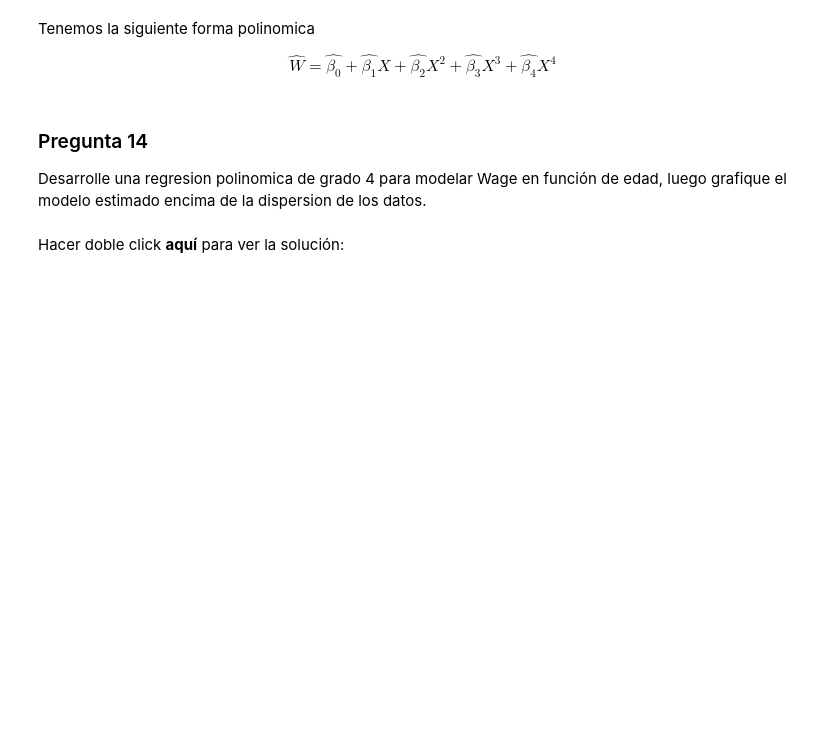
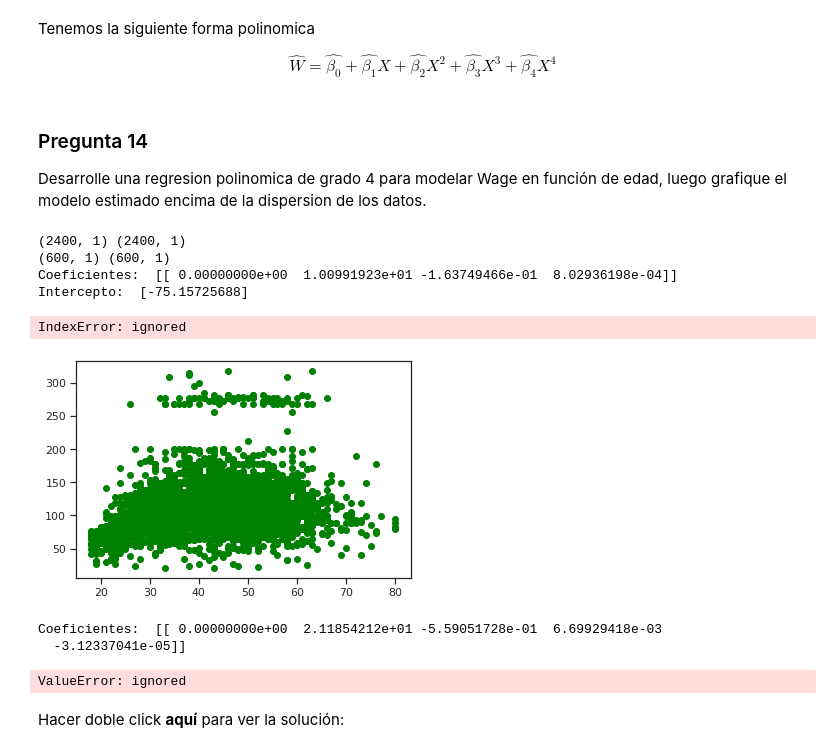
Before and after one commit to lavillegas/pythonfinanzaseafit, a Jupyter notebook: Clase_7_modificada.ipynb, the cells around one changed output. Saved outputs shown, nothing was run; the diff lists cells and outputs as text; code cells hidden in the pictures; blank space fills up the shorter version.

```diff
--- a/Clase_7_modificada.ipynb
+++ b/Clase_7_modificada.ipynb
@@ -1506,3 +1542,83 @@ Desarrolle una regresion polinomica de grado 4 para modelar Wage en función de
+# %%
+#Desarrolle aqui su ejercicio
+
+X=df['age'].values.reshape(-1,1)
+y=df['wage'].values.reshape(-1,1)
+
+from sklearn.model_selection import train_test_split
+x_train, x_test, y_train, y_test = train_test_split(X,y, test_size=0.2, random_state=20)
+
+print(x_train.shape,y_train.shape)
+print(x_test.shape,y_test.shape)
+
+
+poly4 = PolynomialFeatures(degree=3)
+train_x_poly4 = poly4.fit_transform(x_train)
+
+clf4 = LinearRegression()
+train_y4_ = clf4.fit(train_x_poly4, y_train)
+
+#coeficientes
+print ('Coeficientes: ', clf4.coef_)
+print ('Intercepto: ',clf4.intercept_)
+
+#Grafica
+plt.scatter(X, y, color="green")
+XX = np.arange(0.0, 100.0, 0.1)
+Y = clf4.intercept_ + clf4.coef_[0][1]*XX + clf4.coef_[0][2]*XX**2 + clf4.coef_[0][3]*XX**3 + clf4.coef_[0][4]*XX**4
+plt.plot(XX,Y,"b-" )
+plt.show()
+
+test_x_poly4 = poly4.fit_transform(x_test)
+test_y4_ = clf4.predict(test_x_poly4)
+
+print('MAE: %.3f ' % metrics.mean_absolute_error(y_test, test_y4_))
+print('MSE: %.3f' % metrics.mean_squared_error(y_test, test_y4_))
+print('RMSE: %.3f' % np.sqrt(metrics.mean_squared_error(y_test, test_y4_)))
+print('R2: %.3f'% metrics.r2_score(y_test, test_y4_))
+# %% [output]
+(2400, 1) (2400, 1)
+(600, 1) (600, 1)
+Coeficientes:  [[ 0.00000000e+00  1.00991923e+01 -1.63749466e-01  8.02936198e-04]]
+Intercepto:  [-75.15725688]
+IndexError: ignored
+[figure, added]
+# %%
+#Importamos las funciones PolynomialFeatures y LinearRegression
+from sklearn.preprocessing import PolynomialFeatures
+from sklearn.linear_model import LinearRegression
+from sklearn.model_selection import train_test_split
+
+# Escogemos nuestra variable predictora edad:
+X=df['age'].values.reshape(-1,1)
+
+# Escogemos nuestra variable objetivo como el salario:
+y=df['wage'].values.reshape(-1,1)
+
+x_train, x_test, y_train, y_test = train_test_split(X,y, test_size=0.1, random_state=20)
+
+#Especificamos el grado 4 de nuestro forma polinomica
+poly = PolynomialFeatures(degree=4)
+train_x_poly = poly.fit_transform(x_train)
+
+#Instanciamos un modelo de regresión Lineal
+clf = LinearRegression()
+train_y_ = clf.fit(train_x_poly, y_train)
+#Coeficientes
+print ('Coeficientes: ', clf.coef_)
+#print('R2 =' + clf.score(X_test,y_test))
+
+plt.scatter(X, y,  color='blue')
+XX = np.arange(0.0, 100.0, 1)
+yy = clf.intercept_[0]+ clf.coef_[0][1]*XX+ clf.coef_[0][2]*XX*XX+ clf.coef_[0][3]*XX*XX*XX++ clf.coef_[0][4]*XX*XX*XX*XX
+plt.plot(XX, yy, '-r')
+plt.xlabel("Edad")
+plt.ylim(0, 400)
+plt.ylabel("Salario")
+# %% [output]
+Coeficientes:  [[ 0.00000000e+00  2.11854212e+01 -5.59051728e-01  6.69929418e-03
+  -3.12337041e-05]]
+ValueError: ignored
 # %% [markdown]
 Hacer doble click <b>aquí</b> para ver la solución:
 
```
Also changed, not shown: parts of 8 cells of this notebook.
